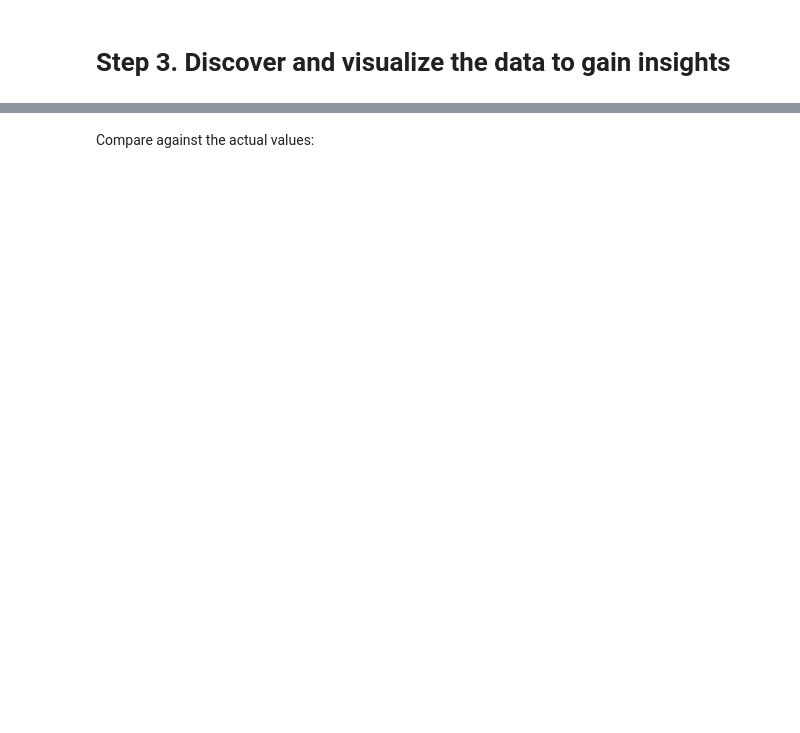
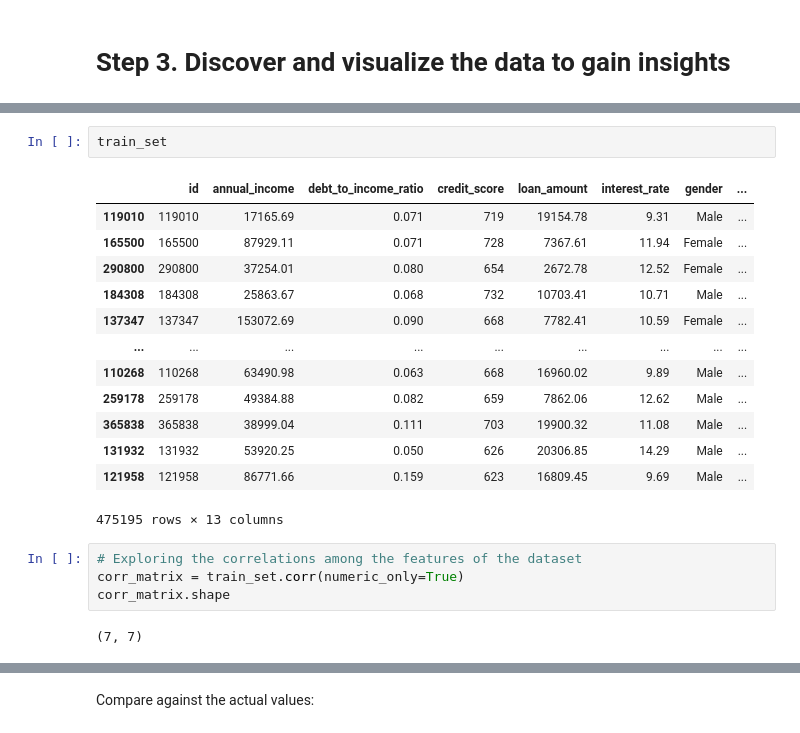
Before and after one commit to max-lennon/Playground_LoanPayback, a Jupyter notebook: Loan_Payback.ipynb, the cells around one changed output, grey strips where cells are left out. Saved outputs shown, nothing was run; the diff lists cells and outputs as text; blank space fills up the shorter version.

```diff
--- a/Loan_Payback.ipynb
+++ b/Loan_Payback.ipynb
@@ -664,0 +91,22 @@ Predictions: [ 85657.90192014 305492.60737488 152056.46122456 186095.70946094
+# %%
+train_set
+# %% [output]
+|  | id | annual_income | debt_to_income_ratio | credit_score | loan_amount | interest_rate | gender | ... |
+| 119010 | 119010 | 17165.69 | 0.071 | 719 | 19154.78 | 9.31 | Male | ... |
+| 165500 | 165500 | 87929.11 | 0.071 | 728 | 7367.61 | 11.94 | Female | ... |
+| 290800 | 290800 | 37254.01 | 0.080 | 654 | 2672.78 | 12.52 | Female | ... |
+| 184308 | 184308 | 25863.67 | 0.068 | 732 | 10703.41 | 10.71 | Male | ... |
+| 137347 | 137347 | 153072.69 | 0.090 | 668 | 7782.41 | 10.59 | Female | ... |
+| ... | ... | ... | ... | ... | ... | ... | ... | ... |
+| 110268 | 110268 | 63490.98 | 0.063 | 668 | 16960.02 | 9.89 | Male | ... |
+| 259178 | 259178 | 49384.88 | 0.082 | 659 | 7862.06 | 12.62 | Male | ... |
+| 365838 | 365838 | 38999.04 | 0.111 | 703 | 19900.32 | 11.08 | Male | ... |
+| 131932 | 131932 | 53920.25 | 0.050 | 626 | 20306.85 | 14.29 | Male | ... |
+| 121958 | 121958 | 86771.66 | 0.159 | 623 | 16809.45 | 9.69 | Male | ... |
+475195 rows × 13 columns
+# %%
+# Exploring the correlations among the features of the dataset
+corr_matrix = train_set.corr(numeric_only=True)
+corr_matrix.shape
+# %% [output]
+(7, 7)
```
Also changed, not shown: parts of 122 cells of this notebook.
